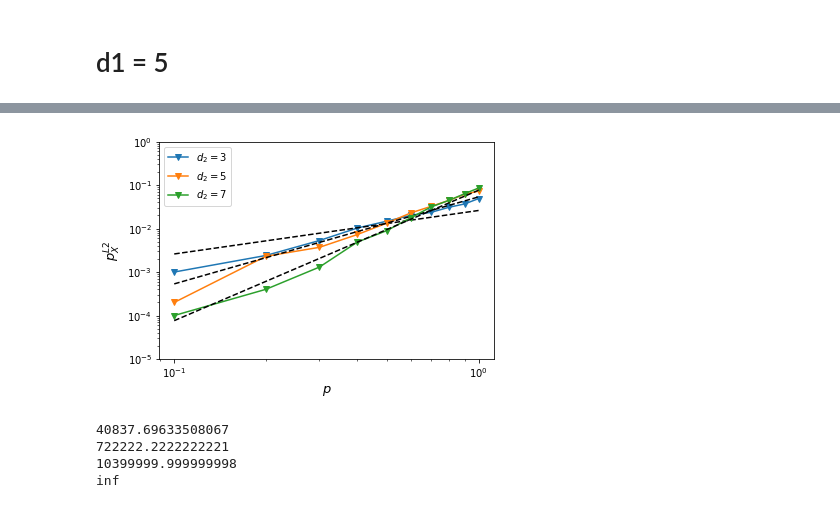
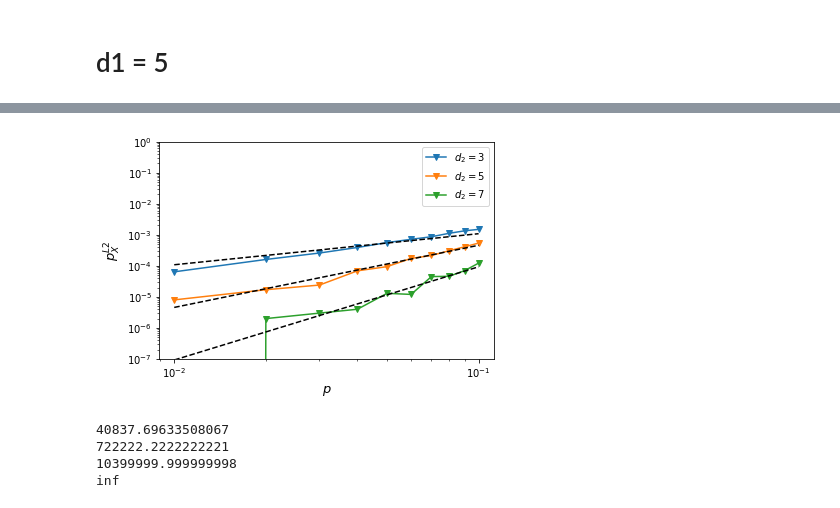
Before and after one commit to kono0924/Fujii-lab, a Jupyter notebook: surface_realistic/realistic_single_round/SWAP/csv_view.ipynb, the cells around one changed output, grey strips where cells are left out. Drawn from its saved outputs; the diff is of its cells as text; code cells hidden in the pictures.

```diff
--- a/surface_realistic/realistic_single_round/SWAP/csv_view.ipynb
+++ b/surface_realistic/realistic_single_round/SWAP/csv_view.ipynb
@@ -12,7 +12,7 @@ import matplotlib.ticker as ptick
 # FUjii-labのパス
 path = "/Users/konohideki/Documents/Fujii-lab/surface_realistic/realistic_single_round/SWAP/d1=3,N=1,eta=1000"
 # ファイル名
-file2 = "X error,N=1,d2=(3,7,2),eta=1000,trials=10000,ver1" + ".csv"
+file2 = "X error,N=1,d2=(3,7,2),eta=1000,trials=1000000,ver0" + ".csv"
 ########################################
 
 # csvファイルの読み込み
@@ -56,7 +56,7 @@ ax.ticklabel_format(style="sci",  axis="y",scilimits=(0,0))
 ax.set_xticks(a)
 ax.set_xscale("log")
 ax.set_yscale("log")
-ax.set_ylim(0.00001, 1)
+ax.set_ylim(0.0000001, 1)
 ax.legend()
 # %% [output]
 <matplotlib.legend.Legend at 0x...>
@@ -103,10 +123,16 @@ for i in range(len(code_distance_list)):
 # %%
 fig, ax = plt.subplots()
 for i in range(len(code_distance_list)):
-    b = np.array(data2.loc[code_distance_list[i]])
-    mean = np.mean(np.log10(b)-(i+1)*np.log10(a))
-    ax.plot(a, b,marker='x',label=r"$d_{2}=$"+str(code_distance_list[i]))
-    ax.plot(a, 10**mean*a**(i+1),marker='',color='k',linestyle="dashed")
+    if i != 2:
+        b = np.array(data2.loc[code_distance_list[i]])
+        mean = np.mean(np.log10(b)-(i+1)*np.log10(a))
+        ax.plot(a, b,marker='x',label=r"$d_{2}=$"+str(code_distance_list[i]))
+        ax.plot(a, 10**mean*a**(i+1),marker='',color='k',linestyle="dashed")
+    if i == 2:
+        b = np.array(data2.loc[code_distance_list[i]])
+        mean = np.mean(np.log10(b[1:])-(i+1)*np.log10(a[1:]))
+        ax.plot(a, b,marker='x',label=r"$d_{2}=$"+str(code_distance_list[i]))
+        ax.plot(a, 10**mean*a**(i+1),marker='',color='k',linestyle="dashed")
 ax.set_xlabel(r"$p$", fontsize=13)
 ax.set_ylabel(r'$p_X^{L2}$', fontsize=13)
 ax.set_ylim(0,)
@@ -117,7 +143,7 @@ ax.ticklabel_format(style="sci",  axis="y",scilimits=(0,0))
 ax.set_xticks(a)
 ax.set_xscale("log")
 ax.set_yscale("log")
-ax.set_ylim(0.00001, 1)
+ax.set_ylim(0.0000001, 1)
 ax.legend()
 plt.show()
 # %% [output]
@@ -274,7 +302,7 @@ import matplotlib.ticker as ptick
 # FUjii-labのパス
 path = "/Users/konohideki/Documents/Fujii-lab/surface_realistic/realistic_single_round/SWAP/d1=5,N=1,eta=1000"
 # ファイル名
-file2 = "X error,N=1,d2=(3,7,2),eta=1000,trials=10000,ver1" + ".csv"
+file2 = "X error,N=1,d2=(3,7,2),eta=1000,trials=1000000,ver0" + ".csv"
 ########################################
 
 # csvファイルの読み込み
@@ -314,7 +342,7 @@ ax.set_ylim(0,)
 ax.set_xticks(a)
 ax.set_xscale("log")
 ax.set_yscale("log")
-ax.set_ylim(0.00001, 1)
+ax.set_ylim(0.00000001, 1)
 ax.legend()
 # %% [output]
 <matplotlib.legend.Legend at 0x...>
@@ -361,25 +409,31 @@ for i in range(len(code_distance_list)):
 # %%
 fig, ax = plt.subplots()
 for i in range(len(code_distance_list)):
-    b = np.array(data2.loc[code_distance_list[i]])
-    mean = np.mean(np.log10(b)-(i+1)*np.log10(a))
-    ax.plot(a, b,marker='v',label=r"$d_{2}=$"+str(code_distance_list[i]))
-    ax.plot(a, 10**mean*a**(i+1),marker='',color='k',linestyle="dashed")
+    if i != 2:
+        b = np.array(data2.loc[code_distance_list[i]])
+        mean = np.mean(np.log10(b)-(i+1)*np.log10(a))
+        ax.plot(a, b,marker='v',label=r"$d_{2}=$"+str(code_distance_list[i]))
+        ax.plot(a, 10**mean*a**(i+1),marker='',color='k',linestyle="dashed")
+    if i == 2:
+        b = np.array(data2.loc[code_distance_list[i]])
+        mean = np.mean(np.log10(b[2:])-(i+1)*np.log10(a[2:]))
+        ax.plot(a, b,marker='v',label=r"$d_{2}=$"+str(code_distance_list[i]))
+        ax.plot(a, 10**mean*a**(i+1),marker='',color='k',linestyle="dashed")
 ax.set_xlabel(r"$p$", fontsize=13)
 ax.set_ylabel(r'$p_X^{L2}$', fontsize=13)
 ax.set_ylim(0,)
 ax.xaxis.set_major_formatter(ptick.ScalarFormatter(useMathText=True))
 ax.ticklabel_format(style="sci",  axis="x",scilimits=(0,0))
 ax.yaxis.set_major_formatter(ptick.ScalarFormatter(useMathText=True))
 ax.ticklabel_format(style="sci",  axis="y",scilimits=(0,0))
 ax.set_xticks(a)
 ax.set_xscale("log")
 ax.set_yscale("log")
-ax.set_ylim(0.00001, 1)
+ax.set_ylim(0.0000001, 1)
 ax.legend()
 plt.show()
 # %% [output]
-[figure, old version]
+[figure, new version]
 # %%
 # FUjii-labのパス
 path = "/Users/konohideki/Documents/Fujii-lab/surface_realistic/realistic_single_round/SWAP/d1=5,N=1,eta=1000"
```
Also changed, not shown: parts of 10 cells of this notebook, 1 other file.
